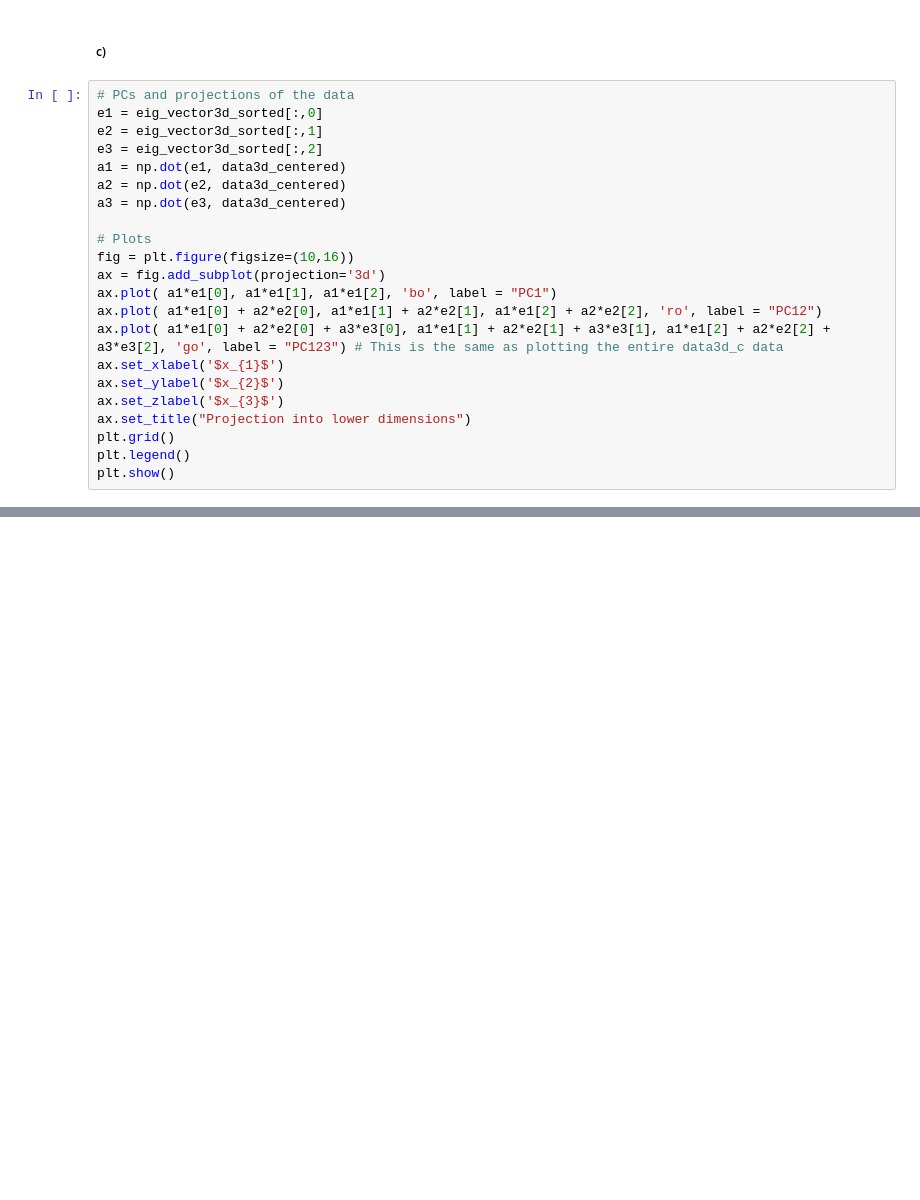
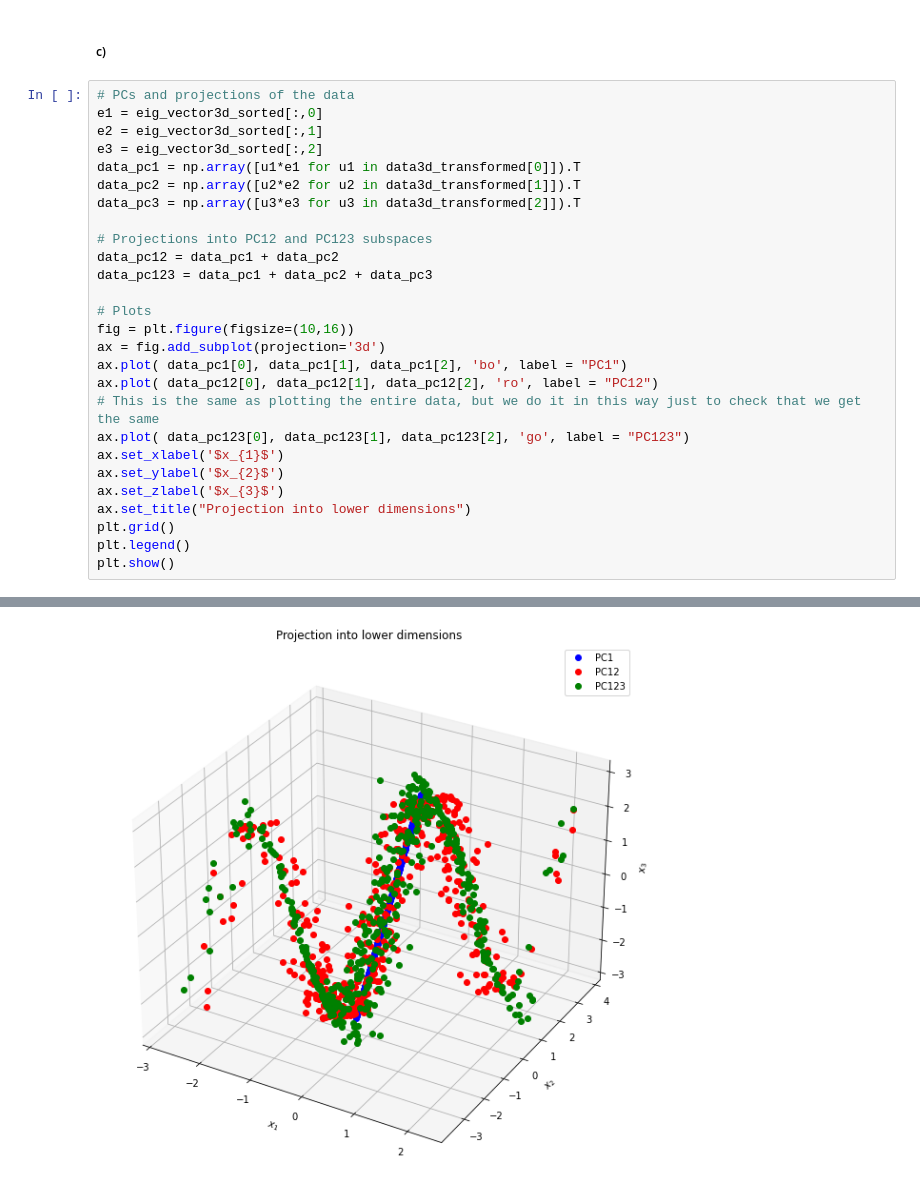
Before and after one commit to iyhabz/MI_2, a Jupyter notebook: Ue_1/sheet01_solved.ipynb, the cells around one changed output, grey strips where cells are left out. Cells and saved outputs as stored; diff of their text form; blank space fills up the shorter version.

```diff
--- a/Ue_1/sheet01_solved.ipynb
+++ b/Ue_1/sheet01_solved.ipynb
@@ -138,16 +146,21 @@ plt.show()
 e1 = eig_vector3d_sorted[:,0]
 e2 = eig_vector3d_sorted[:,1]
 e3 = eig_vector3d_sorted[:,2]
-a1 = np.dot(e1, data3d_centered)
-a2 = np.dot(e2, data3d_centered)
-a3 = np.dot(e3, data3d_centered)
+data_pc1 = np.array([u1*e1 for u1 in data3d_transformed[0]]).T
+data_pc2 = np.array([u2*e2 for u2 in data3d_transformed[1]]).T
+data_pc3 = np.array([u3*e3 for u3 in data3d_transformed[2]]).T
+
+# Projections into PC12 and PC123 subspaces
+data_pc12 = data_pc1 + data_pc2
+data_pc123 = data_pc1 + data_pc2 + data_pc3
 
 # Plots
 fig = plt.figure(figsize=(10,16))
 ax = fig.add_subplot(projection='3d')
-ax.plot( a1*e1[0], a1*e1[1], a1*e1[2], 'bo', label = "PC1")
-ax.plot( a1*e1[0] + a2*e2[0], a1*e1[1] + a2*e2[1], a1*e1[2] + a2*e2[2], 'ro', label = "PC12")
-ax.plot( a1*e1[0] + a2*e2[0] + a3*e3[0], a1*e1[1] + a2*e2[1] + a3*e3[1], a1*e1[2] + a2*e2[2] + a3*e3[2], 'go', label = "PC123") # This is the same as plotting the entire data3d_c data
+ax.plot( data_pc1[0], data_pc1[1], data_pc1[2], 'bo', label = "PC1")
+ax.plot( data_pc12[0], data_pc12[1], data_pc12[2], 'ro', label = "PC12")
+# This is the same as plotting the entire data, but we do it in this way just to check that we get the same
+ax.plot( data_pc123[0], data_pc123[1], data_pc123[2], 'go', label = "PC123")
 ax.set_xlabel('$x_{1}$')
 ax.set_ylabel('$x_{2}$')
 ax.set_zlabel('$x_{3}$')
@@ -160,0 +172 @@ plt.show()
+[figure, added]
```
Also changed, not shown: parts of 20 cells of this notebook, 1 other file.
